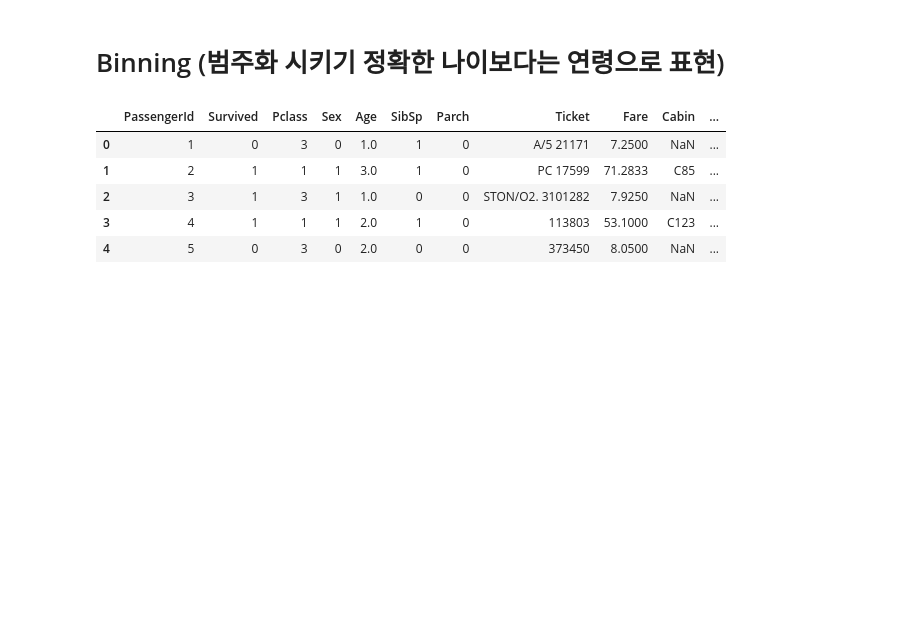
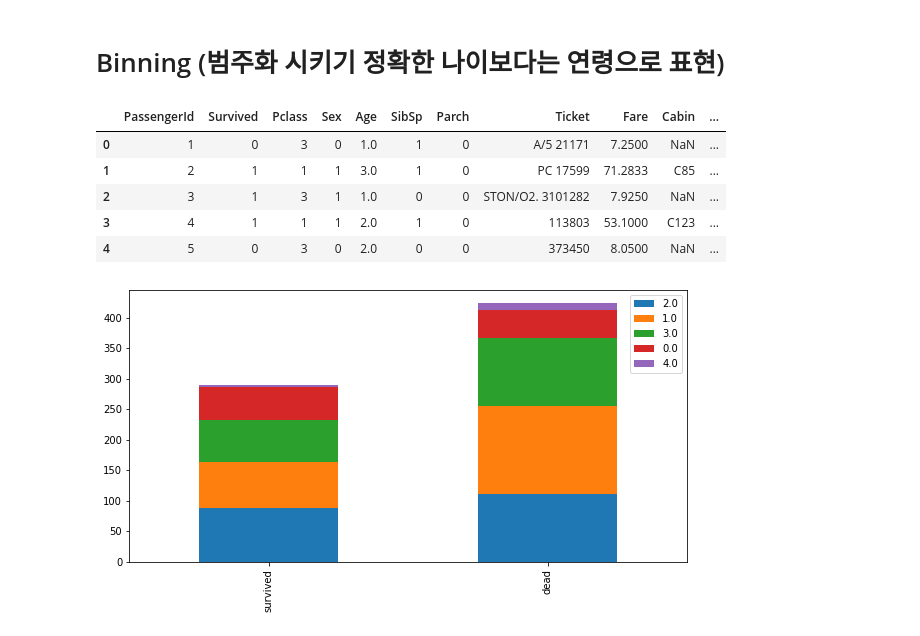
Before and after one commit to HoJ00n2/kaggle-titanic, a Jupyter notebook: my-solution.ipynb, the cells around one changed output. Cells and saved outputs as stored; diff of their text form; code cells hidden in the pictures; blank space fills up the shorter version.

```diff
--- a/my-solution.ipynb
+++ b/my-solution.ipynb
@@ -326,3 +337,7 @@ train_dataset.head() # Age가 numeric -> categoric (범주형)으로 바뀜
 | 2 | 3 | 1 | 3 | 1 | 1.0 | 0 | 0 | STON/O2. 3101282 | 7.9250 | NaN | ... |
 | 3 | 4 | 1 | 1 | 1 | 2.0 | 1 | 0 | 113803 | 53.1000 | C123 | ... |
 | 4 | 5 | 0 | 3 | 0 | 2.0 | 0 | 0 | 373450 | 8.0500 | NaN | ... |
+# %%
+bar_chart('Age') # 나이는 너무 세분화하면 잘못 이해할 수 있으므로 이렇게 범주로 바꾸는게 예측에 편리함
+# %% [output]
+[figure, added]
```
Also changed, not shown: parts of 22 cells of this notebook.
